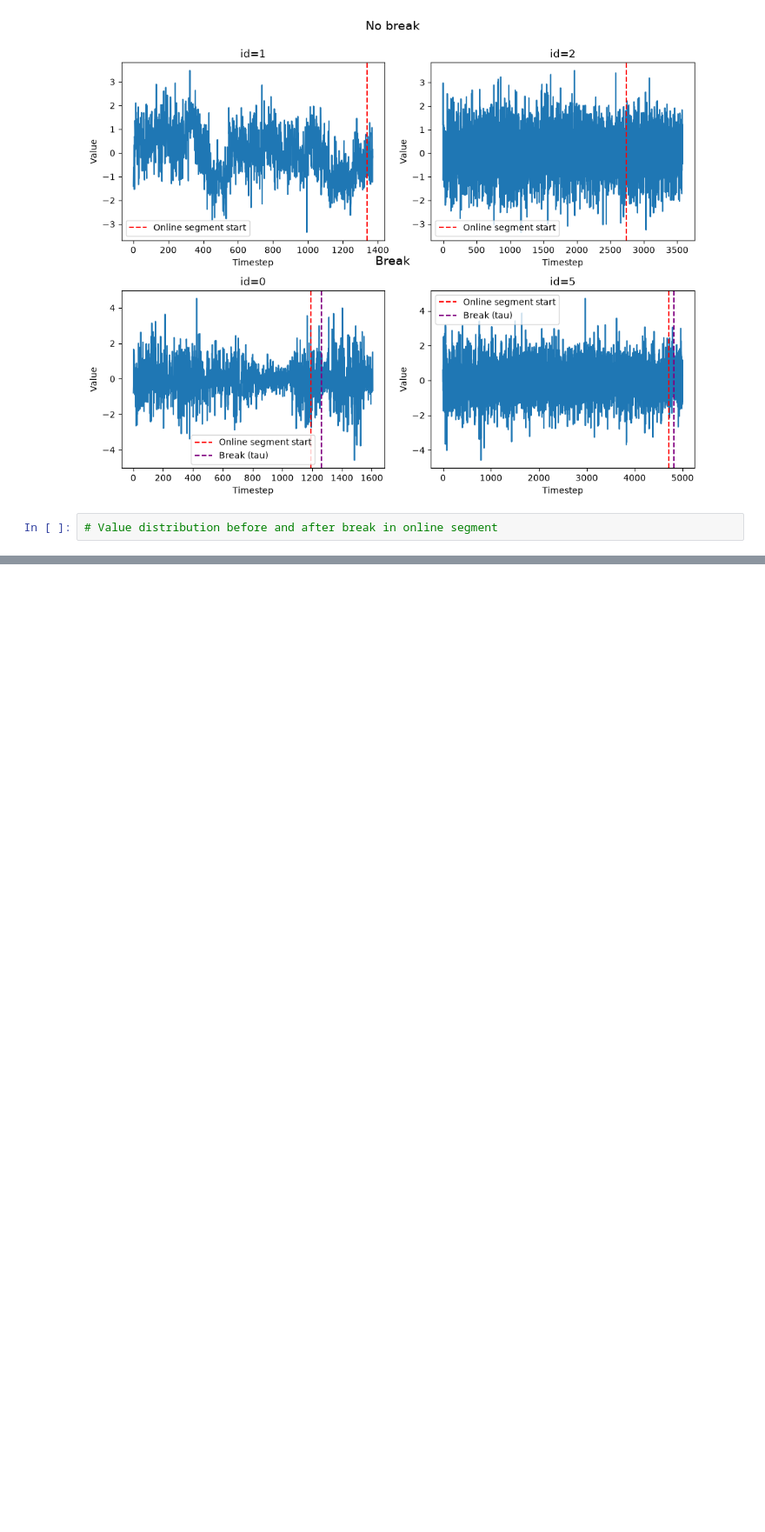
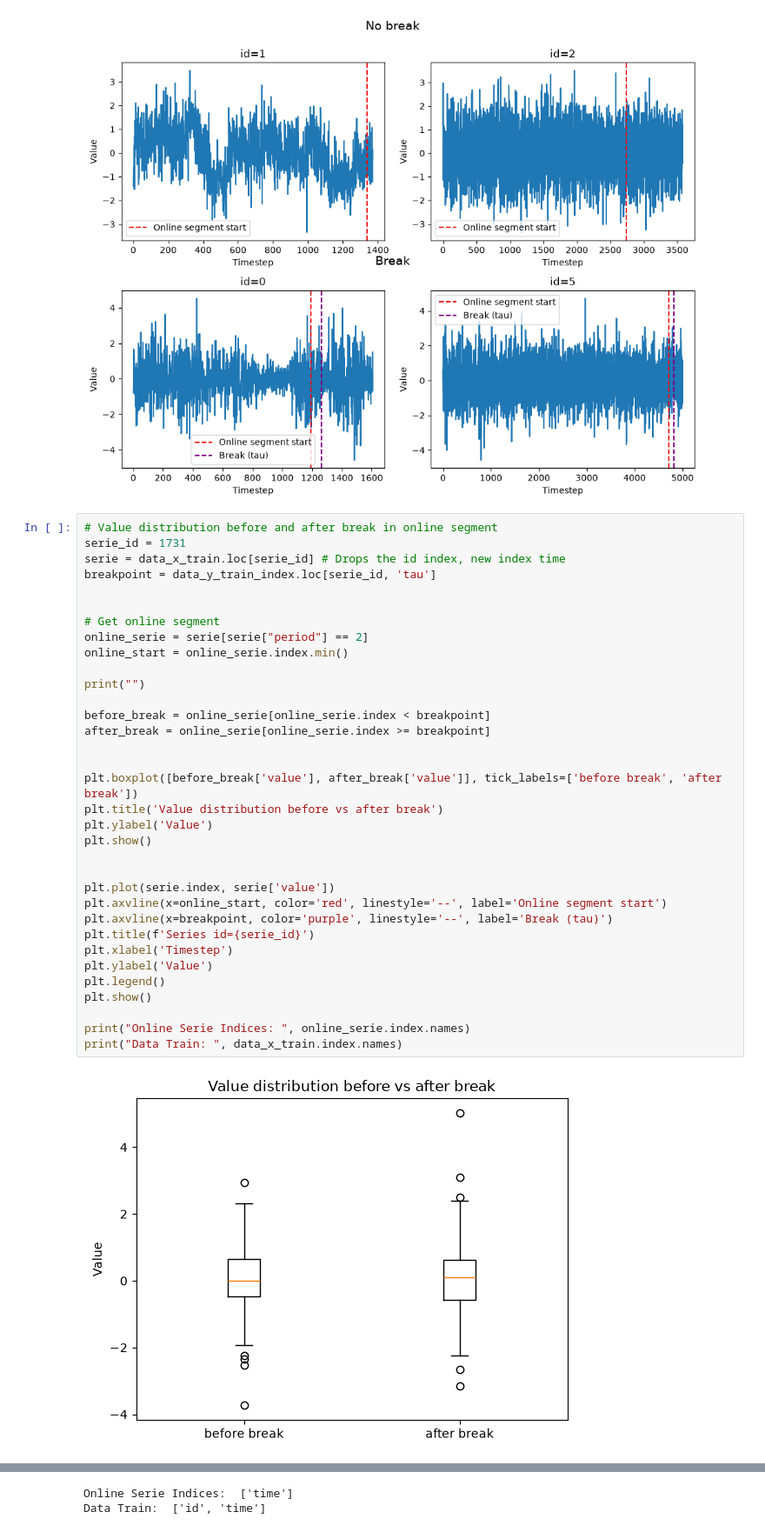
Before and after one commit to AmineSlaoui/structural_break, a Jupyter notebook: notebooks/eda.ipynb, the cells around one changed output, grey strips where cells are left out. Shown at 87% size. Saved outputs shown, nothing was run; the diff lists cells and outputs as text; blank space fills up the shorter version.

Commit message:
Added before vs after break analysis

```diff
--- a/notebooks/eda.ipynb
+++ b/notebooks/eda.ipynb
@@ -172,3 +172,37 @@ plt.show()
 [figure]
 # %%
 # Value distribution before and after break in online segment
+serie_id = 1731
+serie = data_x_train.loc[serie_id] # Drops the id index, new index time
+breakpoint = data_y_train_index.loc[serie_id, 'tau']
+
+
+# Get online segment
+online_serie = serie[serie["period"] == 2]
+online_start = online_serie.index.min()
+
+print("")
+
+before_break = online_serie[online_serie.index < breakpoint]
+after_break = online_serie[online_serie.index >= breakpoint]
+
+
+plt.boxplot([before_break['value'], after_break['value']], tick_labels=['before break', 'after break'])
+plt.title('Value distribution before vs after break')
+plt.ylabel('Value')
+plt.show()
+
+
+plt.plot(serie.index, serie['value'])
+plt.axvline(x=online_start, color='red', linestyle='--', label='Online segment start')
+plt.axvline(x=breakpoint, color='purple', linestyle='--', label='Break (tau)')
+plt.title(f'Series id={serie_id}')
+plt.xlabel('Timestep')
+plt.ylabel('Value')
+plt.legend()
+plt.show()
+
+print("Online Serie Indices: ", online_serie.index.names)
+print("Data Train: ", data_x_train.index.names)
+# %% [output]
+[figure, added]
@@ -174,0 +210,2 @@ plt.show()
+Online Serie Indices:  ['time']
+Data Train:  ['id', 'time']
```
Also changed, not shown: parts of 3 cells of this notebook.
